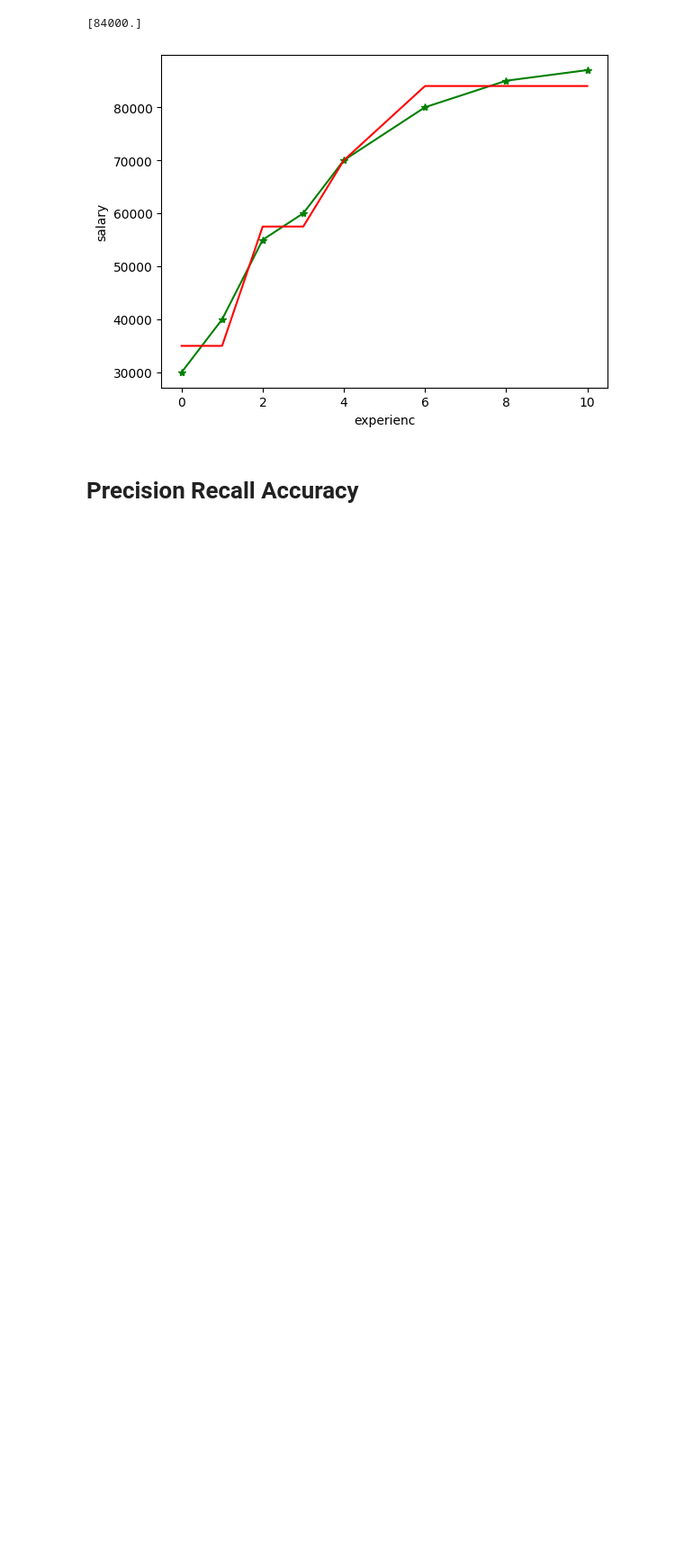
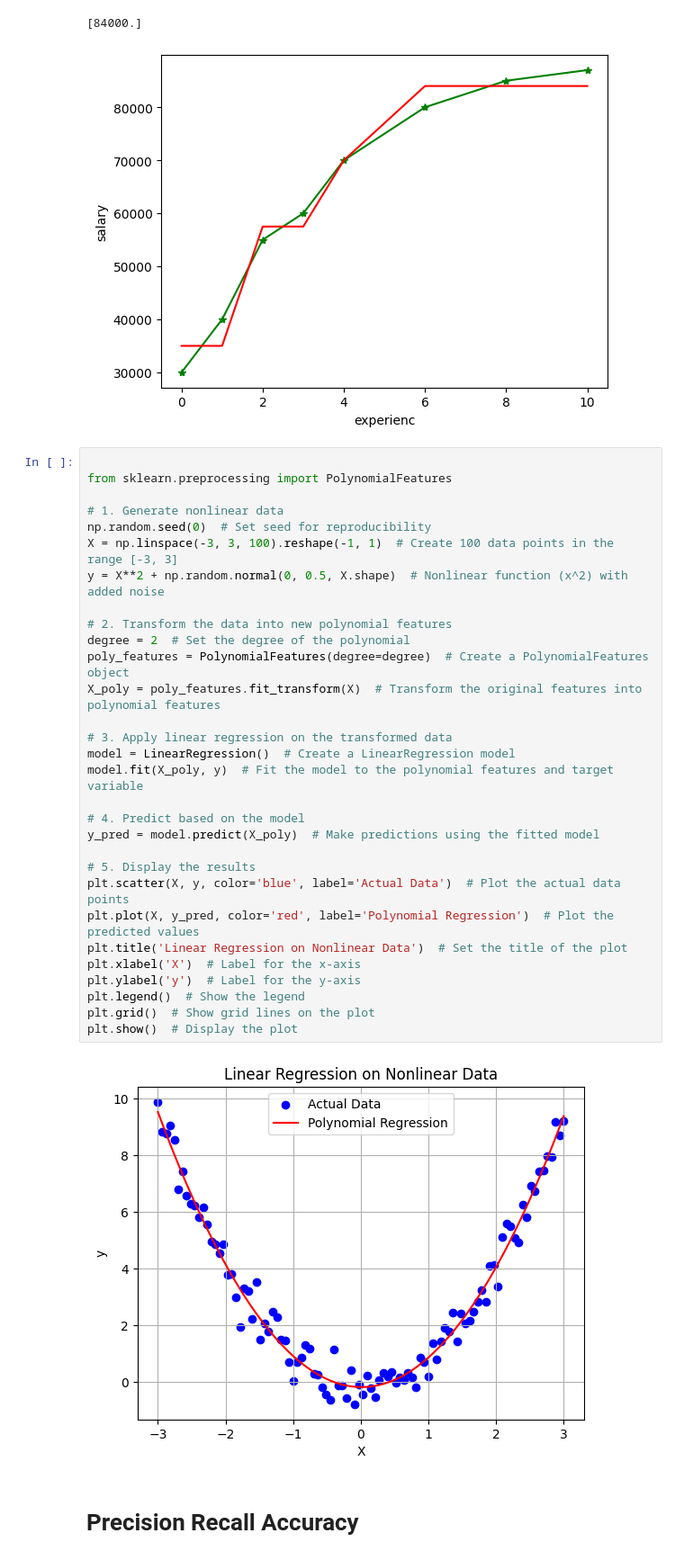
Before and after one commit to mohd-mortezazadeh/ML_Hub, a Jupyter notebook: Course/Supervise_learning.ipynb, the cells around one changed output. Shown at 90% size. Cells and saved outputs as stored; diff of their text form; blank space fills up the shorter version.

Commit message:
add polynomial regression

```diff
--- a/Course/Supervise_learning.ipynb
+++ b/Course/Supervise_learning.ipynb
@@ -118,6 +118,38 @@ plt.show()
 # %% [output]
 [84000.]
 [figure]
+# %%
+
+from sklearn.preprocessing import PolynomialFeatures
+
+# 1. Generate nonlinear data
+np.random.seed(0)  # Set seed for reproducibility
+X = np.linspace(-3, 3, 100).reshape(-1, 1)  # Create 100 data points in the range [-3, 3]
+y = X**2 + np.random.normal(0, 0.5, X.shape)  # Nonlinear function (x^2) with added noise
+
+# 2. Transform the data into new polynomial features
+degree = 2  # Set the degree of the polynomial
+poly_features = PolynomialFeatures(degree=degree)  # Create a PolynomialFeatures object
+X_poly = poly_features.fit_transform(X)  # Transform the original features into polynomial features
+
+# 3. Apply linear regression on the transformed data
+model = LinearRegression()  # Create a LinearRegression model
+model.fit(X_poly, y)  # Fit the model to the polynomial features and target variable
+
+# 4. Predict based on the model
+y_pred = model.predict(X_poly)  # Make predictions using the fitted model
+
+# 5. Display the results
+plt.scatter(X, y, color='blue', label='Actual Data')  # Plot the actual data points
+plt.plot(X, y_pred, color='red', label='Polynomial Regression')  # Plot the predicted values
+plt.title('Linear Regression on Nonlinear Data')  # Set the title of the plot
+plt.xlabel('X')  # Label for the x-axis
+plt.ylabel('y')  # Label for the y-axis
+plt.legend()  # Show the legend
+plt.grid()  # Show grid lines on the plot
+plt.show()  # Display the plot
+# %% [output]
+[figure, added]
 # %% [markdown]
 # Precision Recall Accuracy
 # %% [markdown]
```
Also changed, not shown: parts of 18 cells of this notebook, 1 other file.
